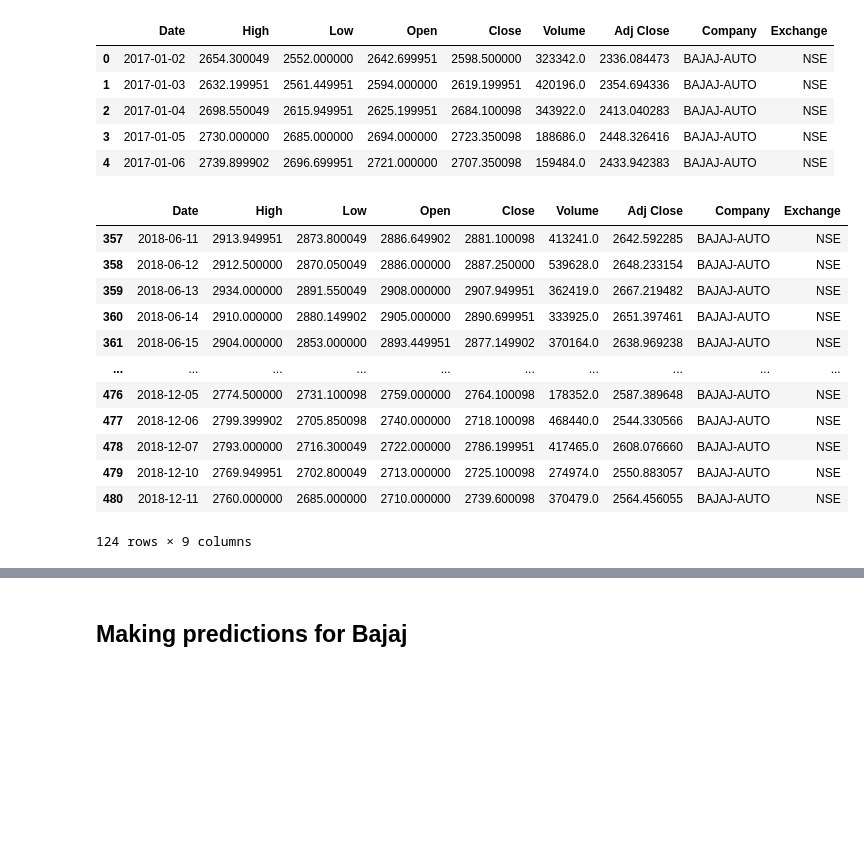
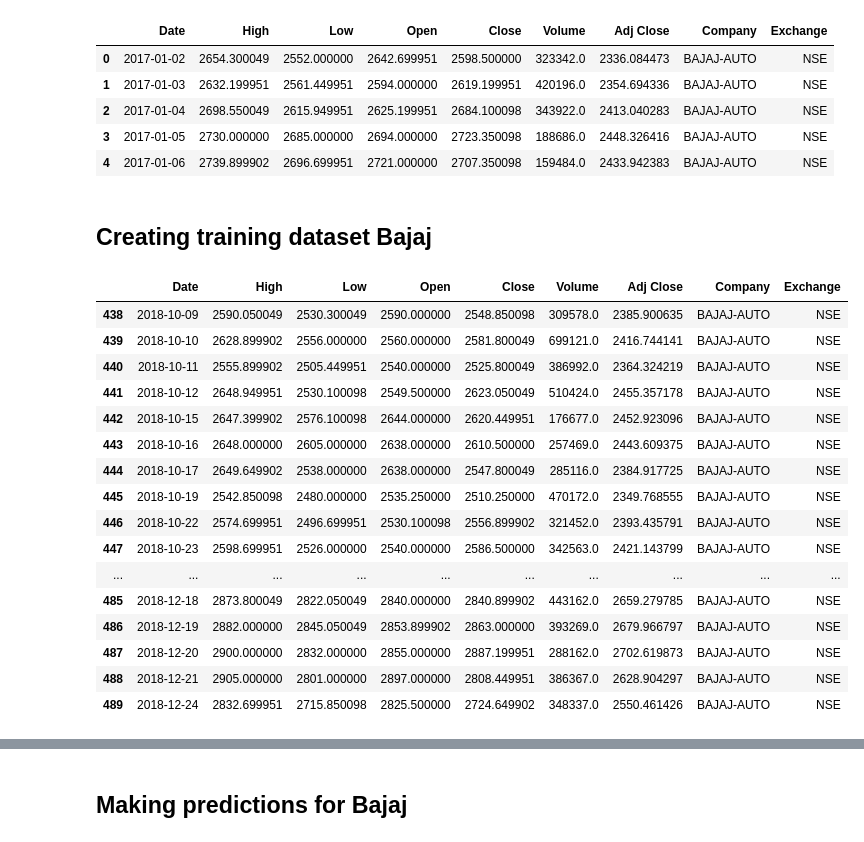
Before and after one commit to Varun487/DataAnalytics_PairTradingModels, a Jupyter notebook: Models/Pair1/Pair1_Linear_Regression_Model.ipynb, the cells around one changed output, grey strips where cells are left out. Cells and saved outputs as stored; diff of their text form; code cells hidden in the pictures; blank space fills up the shorter version.

Commit message:
Added Bajaj LR model

```diff
--- a/Models/Pair1/Pair1_Linear_Regression_Model.ipynb
+++ b/Models/Pair1/Pair1_Linear_Regression_Model.ipynb
@@ -98,25 +94,31 @@ bajaj_df.head()
 | 2 | 2017-01-04 | 2698.550049 | 2615.949951 | 2625.199951 | 2684.100098 | 343922.0 | 2413.040283 | BAJAJ-AUTO | NSE |
 | 3 | 2017-01-05 | 2730.000000 | 2685.000000 | 2694.000000 | 2723.350098 | 188686.0 | 2448.326416 | BAJAJ-AUTO | NSE |
 | 4 | 2017-01-06 | 2739.899902 | 2696.699951 | 2721.000000 | 2707.350098 | 159484.0 | 2433.942383 | BAJAJ-AUTO | NSE |
+# %% [markdown]
+## Creating training dataset Bajaj
 # %%
 # Cropping dataset to be in training range
-bajaj_df_in_training_range = bajaj_df[bajaj_df["Date"] < "2018-12-12"]
-bajaj_df_in_training_range = bajaj_df_in_training_range[bajaj_df_in_training_range["Date"] > "2018-06-09"]
+X_train_bajaj = bajaj_df[bajaj_df["Date"] < "2018-12-26"]
+X_train_bajaj = X_train_bajaj[X_train_bajaj["Date"] >= "2018-10-09"]
 
-bajaj_df_in_training_range
+X_train_bajaj
 # %% [output]
 |  | Date | High | Low | Open | Close | Volume | Adj Close | Company | Exchange |
-| 357 | 2018-06-11 | 2913.949951 | 2873.800049 | 2886.649902 | 2881.100098 | 413241.0 | 2642.592285 | BAJAJ-AUTO | NSE |
-| 358 | 2018-06-12 | 2912.500000 | 2870.050049 | 2886.000000 | 2887.250000 | 539628.0 | 2648.233154 | BAJAJ-AUTO | NSE |
-| 359 | 2018-06-13 | 2934.000000 | 2891.550049 | 2908.000000 | 2907.949951 | 362419.0 | 2667.219482 | BAJAJ-AUTO | NSE |
-| 360 | 2018-06-14 | 2910.000000 | 2880.149902 | 2905.000000 | 2890.699951 | 333925.0 | 2651.397461 | BAJAJ-AUTO | NSE |
-| 361 | 2018-06-15 | 2904.000000 | 2853.000000 | 2893.449951 | 2877.149902 | 370164.0 | 2638.969238 | BAJAJ-AUTO | NSE |
+| 438 | 2018-10-09 | 2590.050049 | 2530.300049 | 2590.000000 | 2548.850098 | 309578.0 | 2385.900635 | BAJAJ-AUTO | NSE |
+| 439 | 2018-10-10 | 2628.899902 | 2556.000000 | 2560.000000 | 2581.800049 | 699121.0 | 2416.744141 | BAJAJ-AUTO | NSE |
+| 440 | 2018-10-11 | 2555.899902 | 2505.449951 | 2540.000000 | 2525.800049 | 386992.0 | 2364.324219 | BAJAJ-AUTO | NSE |
+| 441 | 2018-10-12 | 2648.949951 | 2530.100098 | 2549.500000 | 2623.050049 | 510424.0 | 2455.357178 | BAJAJ-AUTO | NSE |
+| 442 | 2018-10-15 | 2647.399902 | 2576.100098 | 2644.000000 | 2620.449951 | 176677.0 | 2452.923096 | BAJAJ-AUTO | NSE |
+| 443 | 2018-10-16 | 2648.000000 | 2605.000000 | 2638.000000 | 2610.500000 | 257469.0 | 2443.609375 | BAJAJ-AUTO | NSE |
+| 444 | 2018-10-17 | 2649.649902 | 2538.000000 | 2638.000000 | 2547.800049 | 285116.0 | 2384.917725 | BAJAJ-AUTO | NSE |
+| 445 | 2018-10-19 | 2542.850098 | 2480.000000 | 2535.250000 | 2510.250000 | 470172.0 | 2349.768555 | BAJAJ-AUTO | NSE |
+| 446 | 2018-10-22 | 2574.699951 | 2496.699951 | 2530.100098 | 2556.899902 | 321452.0 | 2393.435791 | BAJAJ-AUTO | NSE |
+| 447 | 2018-10-23 | 2598.699951 | 2526.000000 | 2540.000000 | 2586.500000 | 342563.0 | 2421.143799 | BAJAJ-AUTO | NSE |
 | ... | ... | ... | ... | ... | ... | ... | ... | ... | ... |
-| 476 | 2018-12-05 | 2774.500000 | 2731.100098 | 2759.000000 | 2764.100098 | 178352.0 | 2587.389648 | BAJAJ-AUTO | NSE |
-| 477 | 2018-12-06 | 2799.399902 | 2705.850098 | 2740.000000 | 2718.100098 | 468440.0 | 2544.330566 | BAJAJ-AUTO | NSE |
-| 478 | 2018-12-07 | 2793.000000 | 2716.300049 | 2722.000000 | 2786.199951 | 417465.0 | 2608.076660 | BAJAJ-AUTO | NSE |
-| 479 | 2018-12-10 | 2769.949951 | 2702.800049 | 2713.000000 | 2725.100098 | 274974.0 | 2550.883057 | BAJAJ-AUTO | NSE |
-| 480 | 2018-12-11 | 2760.000000 | 2685.000000 | 2710.000000 | 2739.600098 | 370479.0 | 2564.456055 | BAJAJ-AUTO | NSE |
+| 485 | 2018-12-18 | 2873.800049 | 2822.050049 | 2840.000000 | 2840.899902 | 443162.0 | 2659.279785 | BAJAJ-AUTO | NSE |
+| 486 | 2018-12-19 | 2882.000000 | 2845.050049 | 2853.899902 | 2863.000000 | 393269.0 | 2679.966797 | BAJAJ-AUTO | NSE |
+| 487 | 2018-12-20 | 2900.000000 | 2832.000000 | 2855.000000 | 2887.199951 | 288162.0 | 2702.619873 | BAJAJ-AUTO | NSE |
+| 488 | 2018-12-21 | 2905.000000 | 2801.000000 | 2897.000000 | 2808.449951 | 386367.0 | 2628.904297 | BAJAJ-AUTO | NSE |
+| 489 | 2018-12-24 | 2832.699951 | 2715.850098 | 2825.500000 | 2724.649902 | 348337.0 | 2550.461426 | BAJAJ-AUTO | NSE |
-124 rows × 9 columns
 # %%
 # Independent variables
```
Also changed, not shown: parts of 43 cells of this notebook, 1 other file.
